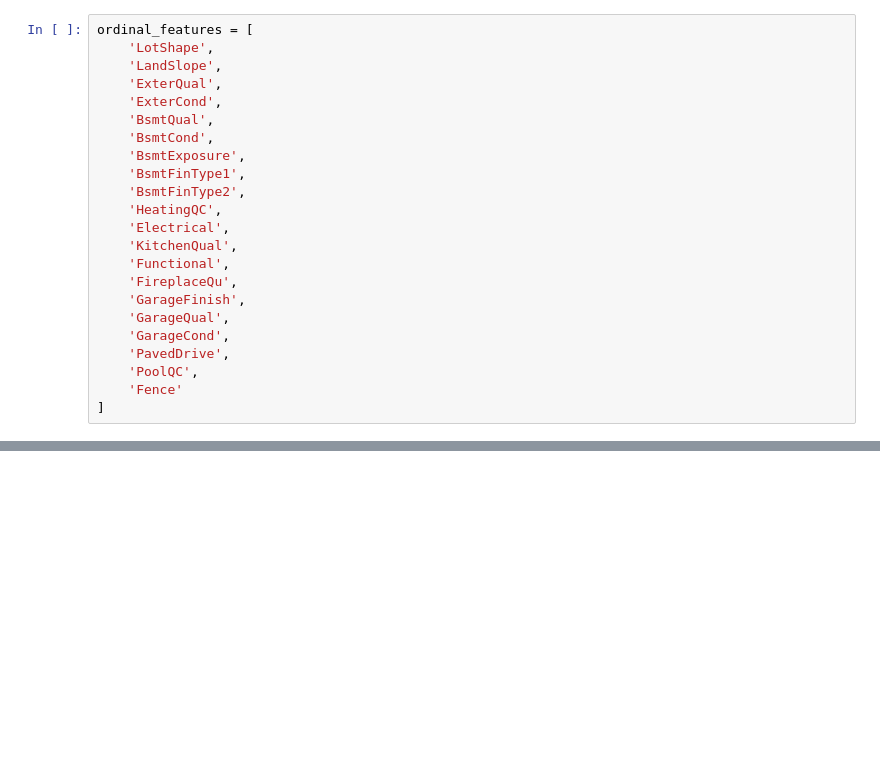
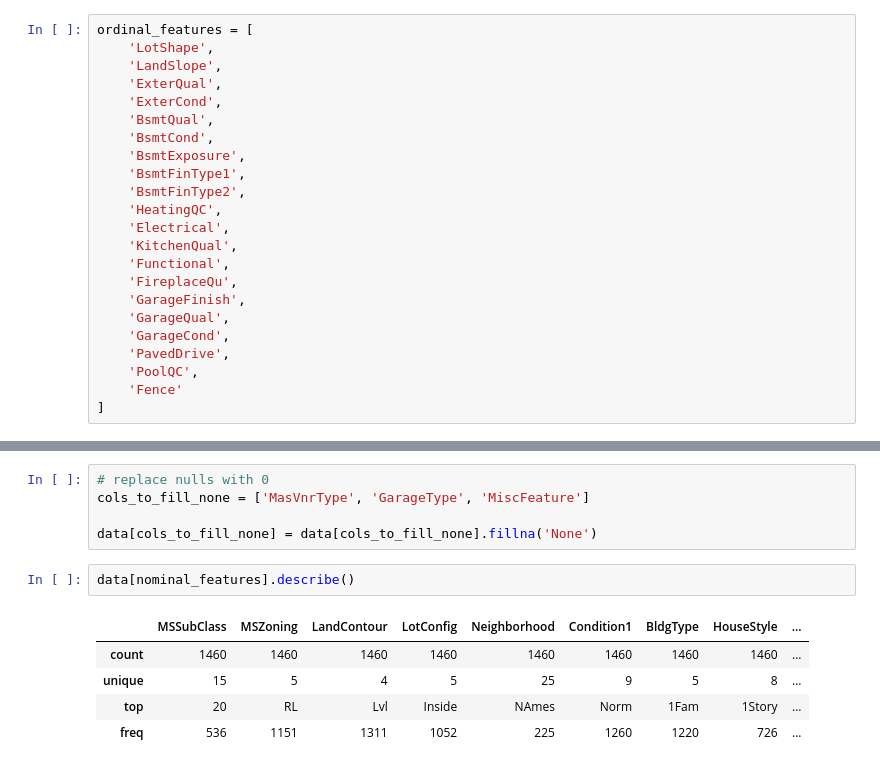
Before and after one commit to KillD00zer/ITI, a Jupyter notebook: LEC 2 task/EDA.ipynb, the cells around one changed output, grey strips where cells are left out. Cells and saved outputs as stored; diff of their text form; blank space fills up the shorter version.

```diff
--- a/LEC 2 task/EDA.ipynb
+++ b/LEC 2 task/EDA.ipynb
@@ -275,0 +318,13 @@ like this we can avoide the curse of dimensionality
+# %%
+# replace nulls with 0
+cols_to_fill_none = ['MasVnrType', 'GarageType', 'MiscFeature']
+
+data[cols_to_fill_none] = data[cols_to_fill_none].fillna('None')
+# %%
+data[nominal_features].describe()
+# %% [output]
+|  | MSSubClass | MSZoning | LandContour | LotConfig | Neighborhood | Condition1 | BldgType | HouseStyle | ... |
+| count | 1460 | 1460 | 1460 | 1460 | 1460 | 1460 | 1460 | 1460 | ... |
+| unique | 15 | 5 | 4 | 5 | 25 | 9 | 5 | 8 | ... |
+| top | 20 | RL | Lvl | Inside | NAmes | Norm | 1Fam | 1Story | ... |
+| freq | 536 | 1151 | 1311 | 1052 | 225 | 1260 | 1220 | 726 | ... |
```
Also changed, not shown: parts of 42 cells of this notebook.
